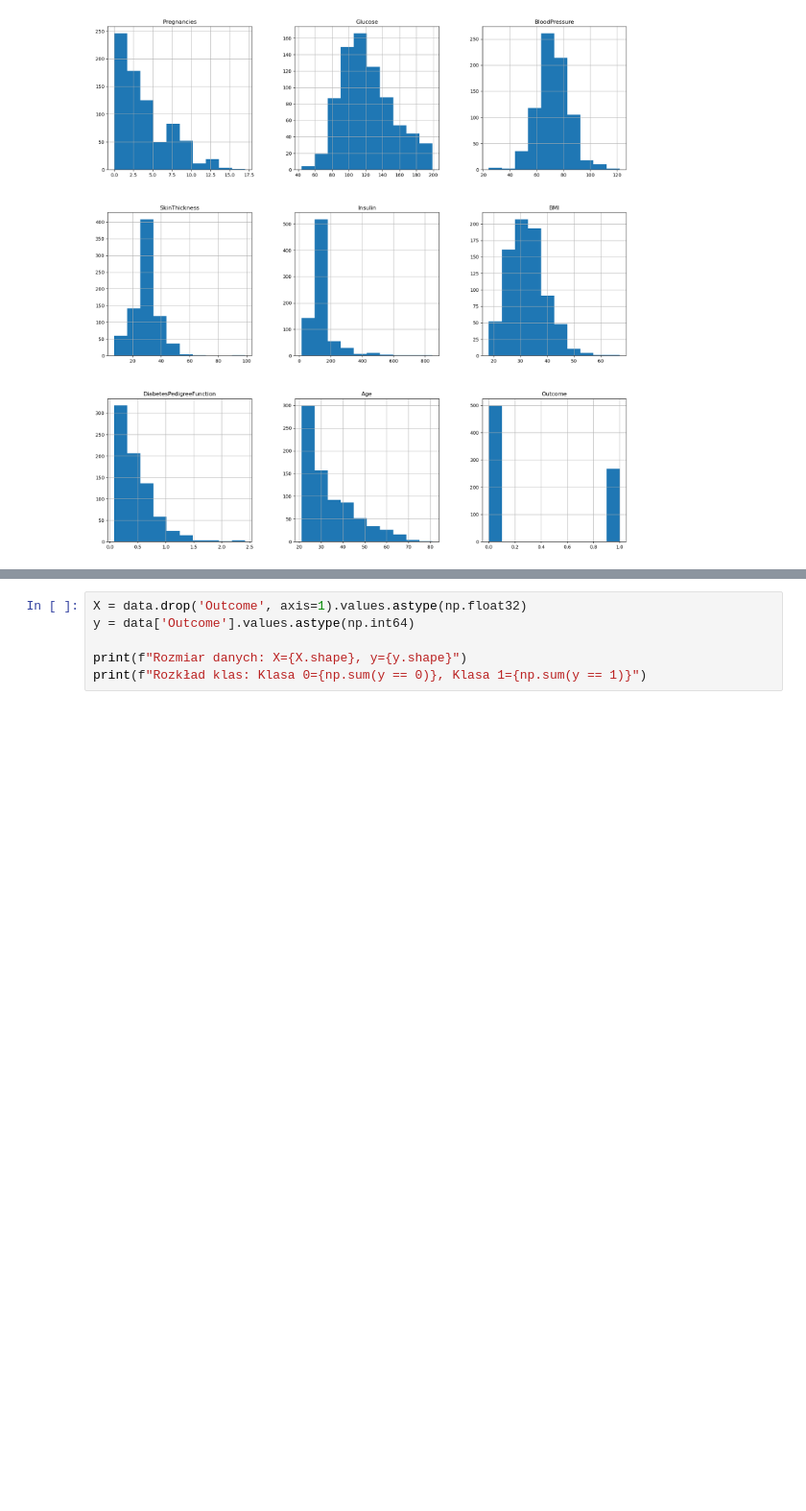
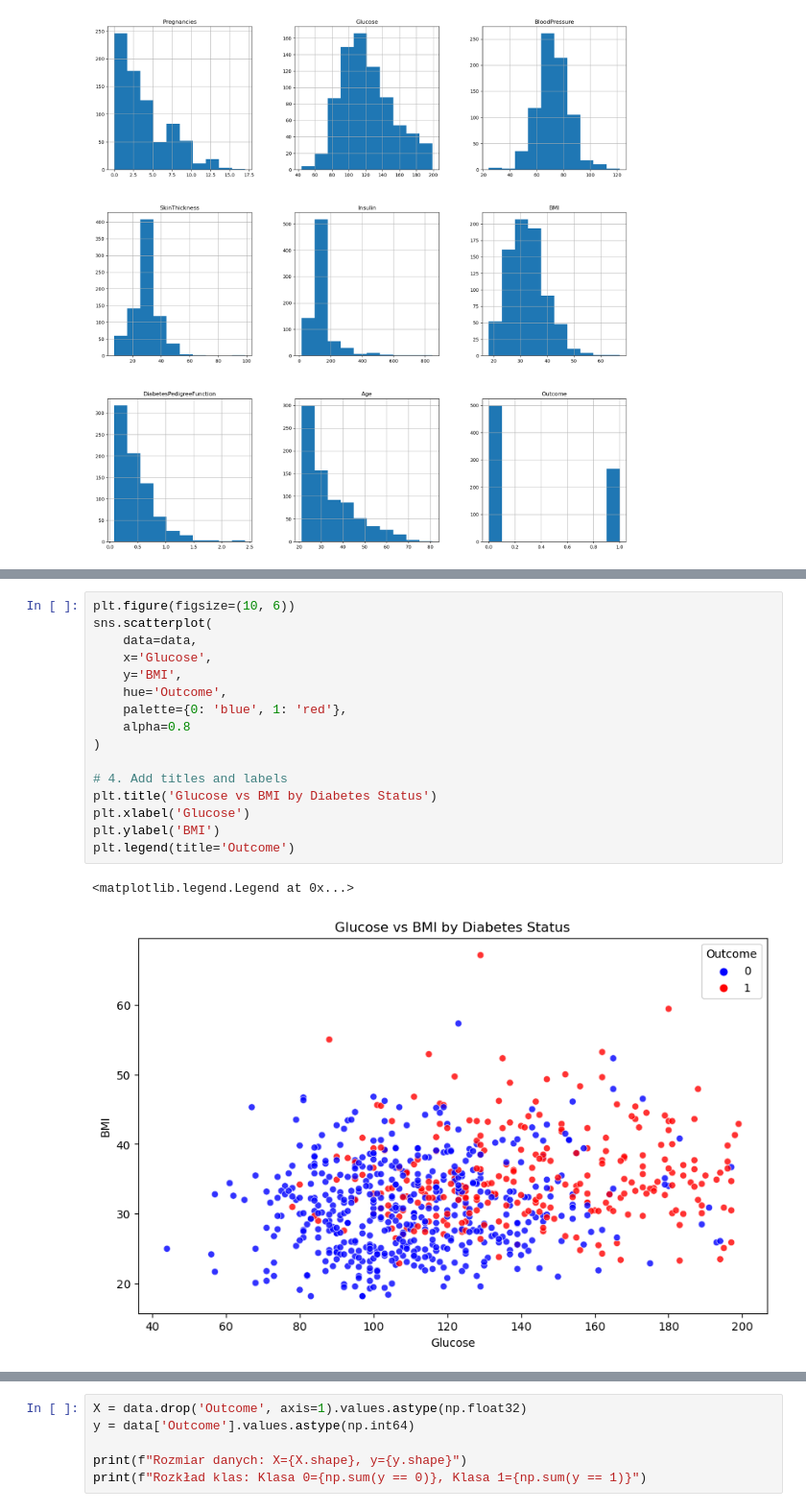
Before and after one commit to hjjakubowski/Basics-of-Neural-Networks-at-WUST, a Jupyter notebook: Project 1/simplified_nn.ipynb, the cells around one changed output, grey strips where cells are left out. Shown at 96% size. Saved outputs shown, nothing was run; the diff lists cells and outputs as text; blank space fills up the shorter version.

```diff
--- a/Project 1/simplified_nn.ipynb
+++ b/Project 1/simplified_nn.ipynb
@@ -93,0 +126,19 @@ p = data.hist(figsize=(20,20))
+# %%
+plt.figure(figsize=(10, 6))
+sns.scatterplot(
+    data=data,
+    x='Glucose',
+    y='BMI',
+    hue='Outcome',
+    palette={0: 'blue', 1: 'red'},
+    alpha=0.8
+)
+
+# 4. Add titles and labels
+plt.title('Glucose vs BMI by Diabetes Status')
+plt.xlabel('Glucose')
+plt.ylabel('BMI')
+plt.legend(title='Outcome')
+# %% [output]
+<matplotlib.legend.Legend at 0x...>
+[figure, added]
```
Also changed, not shown: parts of 10 cells of this notebook.
